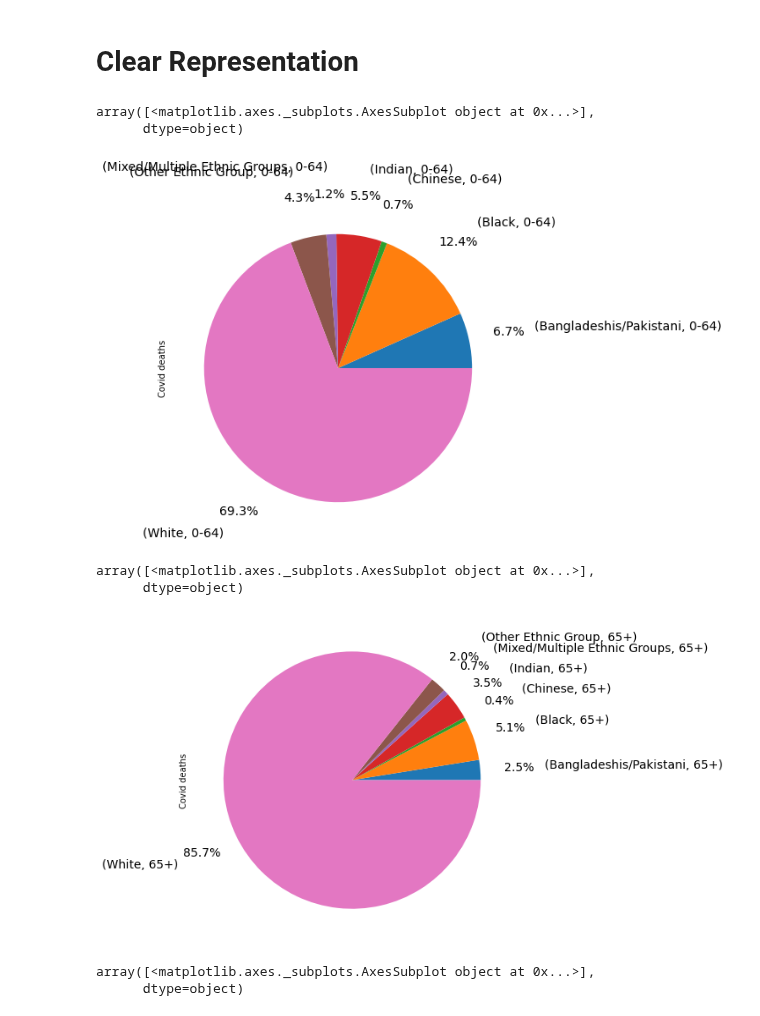
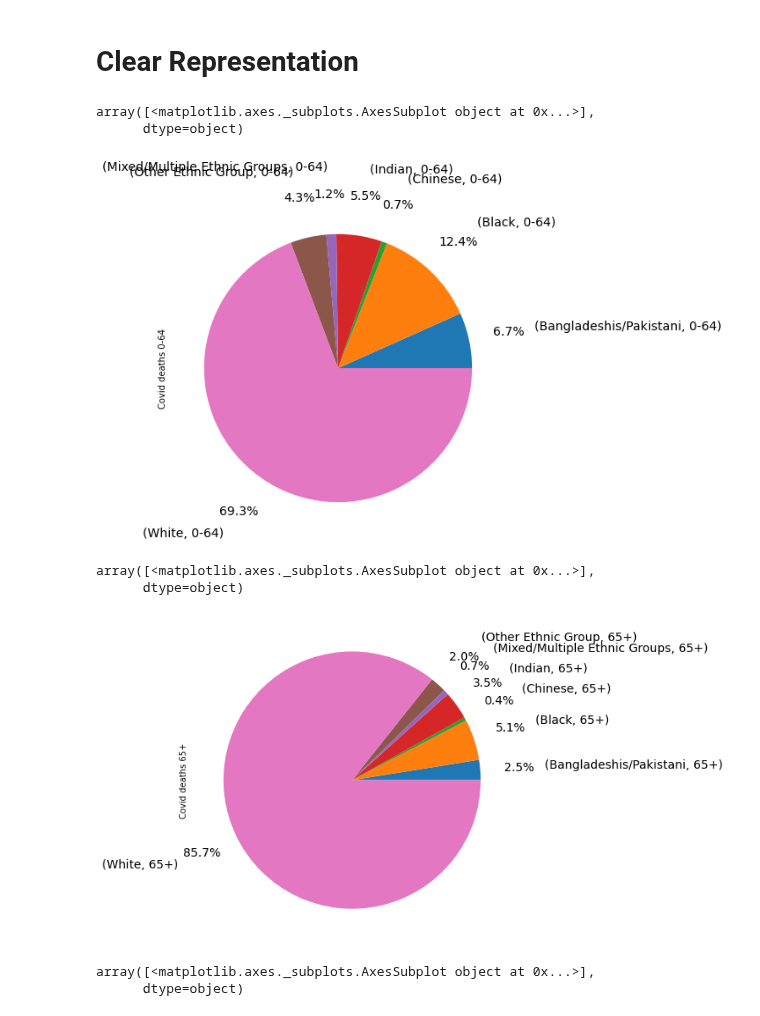
Before and after one commit to Quotennial/covid_bame, a Jupyter notebook: notebooks/Ethnicity And Age Breakdown.ipynb, the cells around one changed output. Cells and saved outputs as stored; diff of their text form; code cells hidden in the pictures.

```diff
--- a/notebooks/Ethnicity And Age Breakdown.ipynb
+++ b/notebooks/Ethnicity And Age Breakdown.ipynb
@@ -278,22 +278,22 @@ array([<matplotlib.axes._subplots.AxesSubplot object at 0x...>],
 # Clear Representation
 # %%
 plot_df = df.query("Ageband in ['0-64']")
-plot_df.columns = ["Covid deaths"]
+plot_df.columns = ["Covid deaths 0-64"]
 plot_df.plot.pie(subplots=True, autopct='%.001f%%', legend = False,
                  pctdistance=1.3, labeldistance=1.5, figsize=(7,7), textprops={'fontsize': 14})
 # %% [output]
 array([<matplotlib.axes._subplots.AxesSubplot object at 0x...>],
       dtype=object)
-[figure, old version]
+[figure, new version]
 # %%
 plot_df = df.query("Ageband not in ['0-64']")
-plot_df.columns = ["Covid deaths"]
+plot_df.columns = ["Covid deaths 65+"]
 plot_df.plot.pie(subplots=True, autopct='%.001f%%', pctdistance=1.3, labeldistance=1.5,
                  legend = False, figsize=(7,7), textprops={'fontsize': 14})
 # %% [output]
 array([<matplotlib.axes._subplots.AxesSubplot object at 0x...>],
       dtype=object)
-[figure, old version]
+[figure, new version]
 # %%
 plot_df = eth_df.copy()
 plot_df.columns = ["2011 Census", "2011 Census Ethnicity pct"]
```
Also changed, not shown: parts of 1 cell of this notebook.
